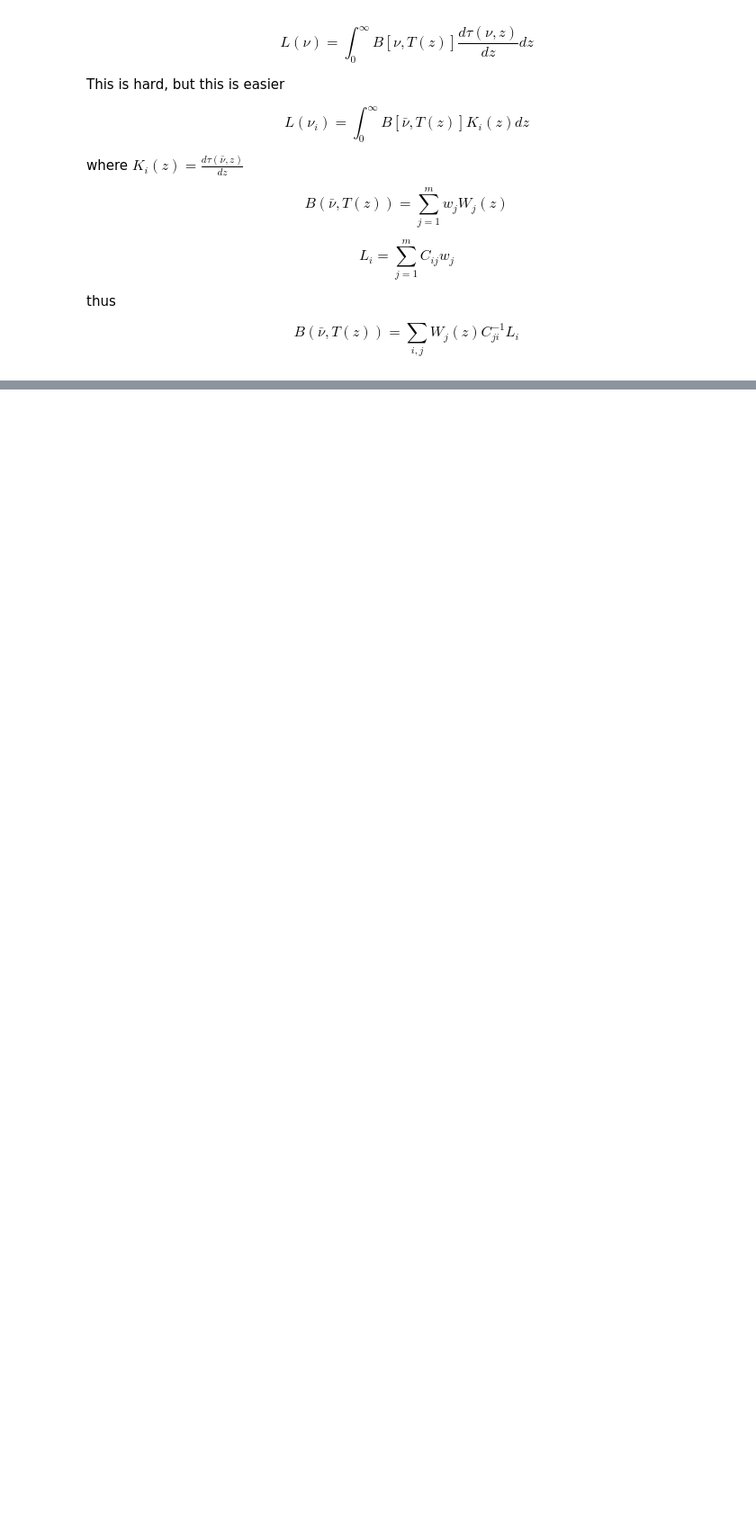
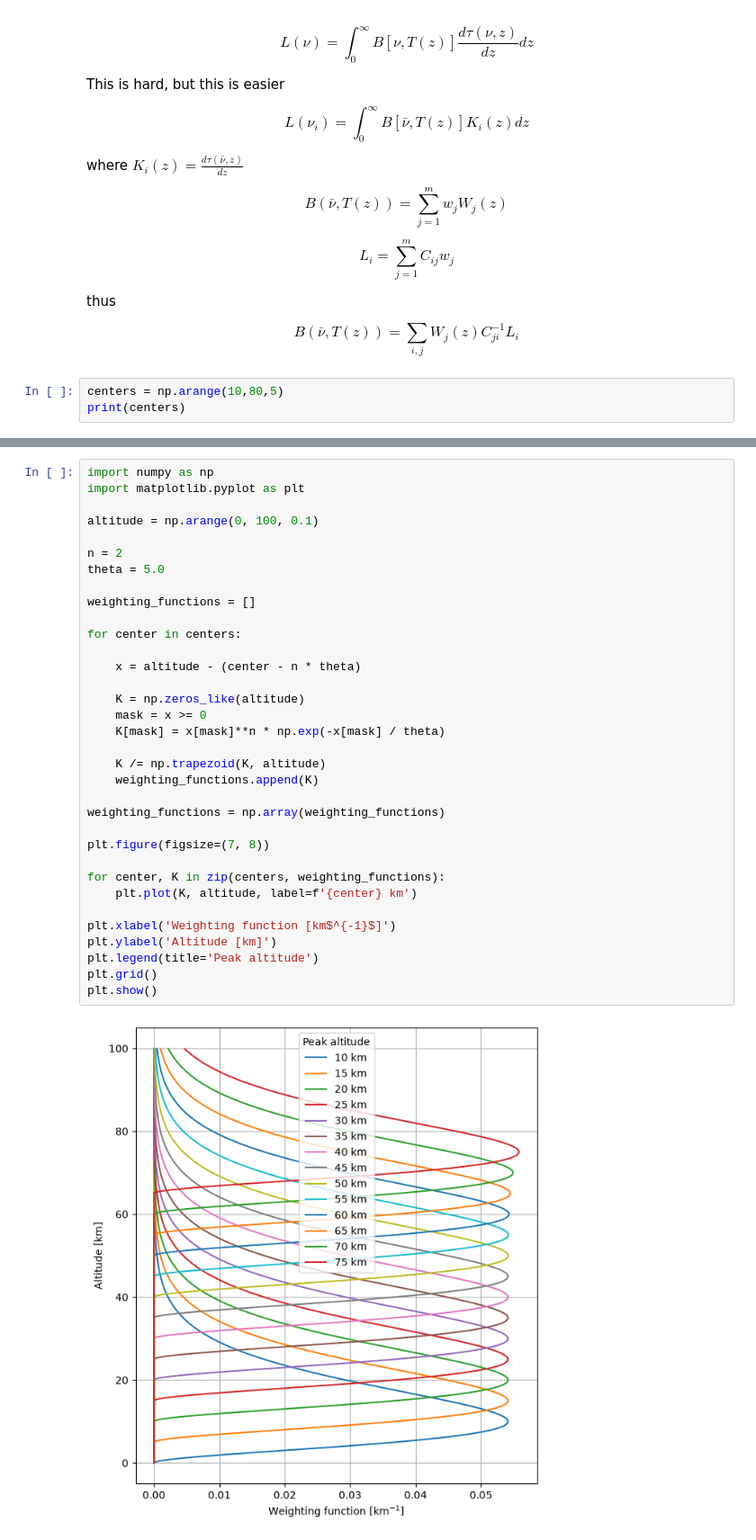
Before and after one commit to mfrans1/PyRodgers, a Jupyter notebook: Introduction/introduction.ipynb, the cells around one changed output, grey strips where cells are left out. Shown at 90% size. Cells and saved outputs as stored; diff of their text form; blank space fills up the shorter version.

```diff
--- a/Introduction/introduction.ipynb
+++ b/Introduction/introduction.ipynb
@@ -52,3 +57,6 @@ thus
 $$
 B(\bar{\nu}, T(z)) = \sum_{i,j}W_j(z)C^{-1}_{ji}L_i
 $$
+# %%
+centers = np.arange(10,80,5)
+print(centers)
@@ -54,0 +65,36 @@ $$
+# %%
+import numpy as np
+import matplotlib.pyplot as plt
+
+altitude = np.arange(0, 100, 0.1)
+
+n = 2
+theta = 5.0
+
+weighting_functions = []
+
+for center in centers:
+
+    x = altitude - (center - n * theta)
+
+    K = np.zeros_like(altitude)
+    mask = x >= 0
+    K[mask] = x[mask]**n * np.exp(-x[mask] / theta)
+
+    K /= np.trapezoid(K, altitude)
+    weighting_functions.append(K)
+
+weighting_functions = np.array(weighting_functions)
+
+plt.figure(figsize=(7, 8))
+
+for center, K in zip(centers, weighting_functions):
+    plt.plot(K, altitude, label=f'{center} km')
+
+plt.xlabel('Weighting function [km$^{-1}$]')
+plt.ylabel('Altitude [km]')
+plt.legend(title='Peak altitude')
+plt.grid()
+plt.show()
+# %% [output]
+[figure, added]
```
Also changed, not shown: parts of 4 cells of this notebook, 1 other file.
